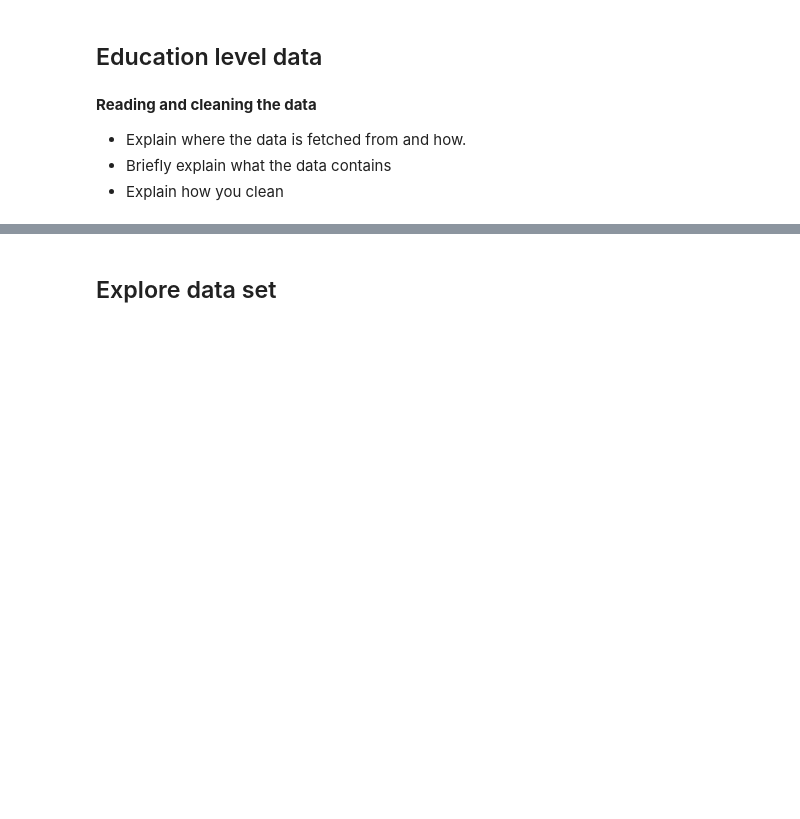
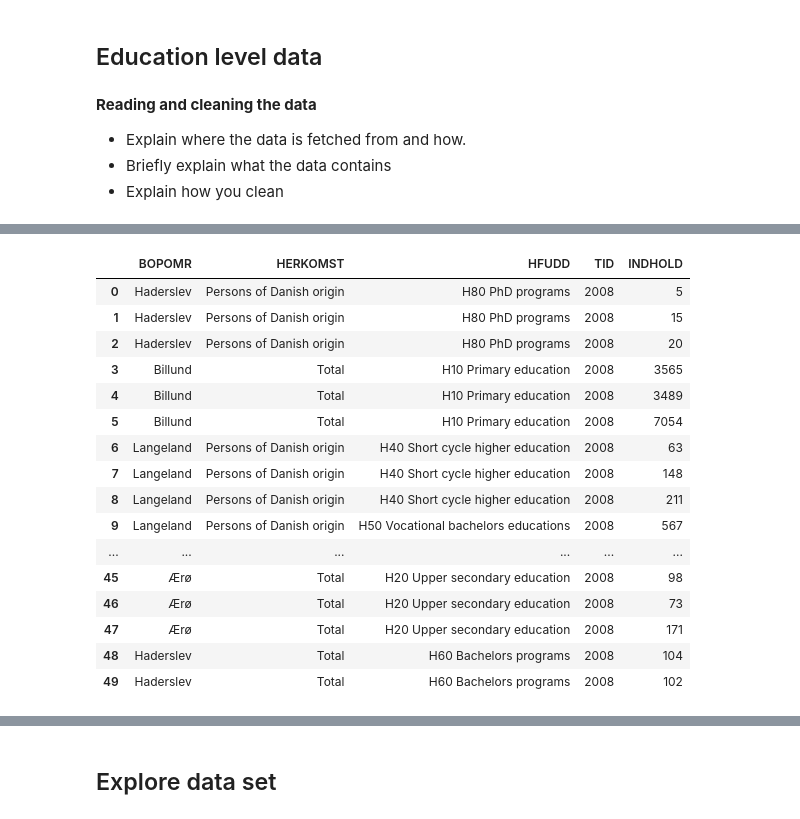
Before and after one commit to AskerNC/projects-2021-sstl, a Jupyter notebook: dataproject/dataproject.ipynb, the cells around one changed output, grey strips where cells are left out. Saved outputs shown, nothing was run; the diff lists cells and outputs as text; code cells hidden in the pictures; blank space fills up the shorter version.

```diff
--- a/dataproject/dataproject.ipynb
+++ b/dataproject/dataproject.ipynb
@@ -237,0 +283,23 @@ SyntaxError: invalid syntax (<ipython-input-13-d320e25a9b3a>, line 1)
+# %%
+#Drop colum ALDER and KØN
+drop_these = ['ALDER','KØN']
+edu_api.drop(drop_these ,axis=1,inplace=True)
+edu_api.head(50)
+# %% [output]
+|  | BOPOMR | HERKOMST | HFUDD | TID | INDHOLD |
+| 0 | Haderslev | Persons of Danish origin | H80 PhD programs | 2008 | 5 |
+| 1 | Haderslev | Persons of Danish origin | H80 PhD programs | 2008 | 15 |
+| 2 | Haderslev | Persons of Danish origin | H80 PhD programs | 2008 | 20 |
+| 3 | Billund | Total | H10 Primary education | 2008 | 3565 |
+| 4 | Billund | Total | H10 Primary education | 2008 | 3489 |
+| 5 | Billund | Total | H10 Primary education | 2008 | 7054 |
+| 6 | Langeland | Persons of Danish origin | H40 Short cycle higher education | 2008 | 63 |
+| 7 | Langeland | Persons of Danish origin | H40 Short cycle higher education | 2008 | 148 |
+| 8 | Langeland | Persons of Danish origin | H40 Short cycle higher education | 2008 | 211 |
+| 9 | Langeland | Persons of Danish origin | H50 Vocational bachelors educations | 2008 | 567 |
+| ... | ... | ... | ... | ... | ... |
+| 45 | Ærø | Total | H20 Upper secondary education | 2008 | 98 |
+| 46 | Ærø | Total | H20 Upper secondary education | 2008 | 73 |
+| 47 | Ærø | Total | H20 Upper secondary education | 2008 | 171 |
+| 48 | Haderslev | Total | H60 Bachelors programs | 2008 | 104 |
+| 49 | Haderslev | Total | H60 Bachelors programs | 2008 | 102 |
```
Also changed, not shown: parts of 7 cells of this notebook.
